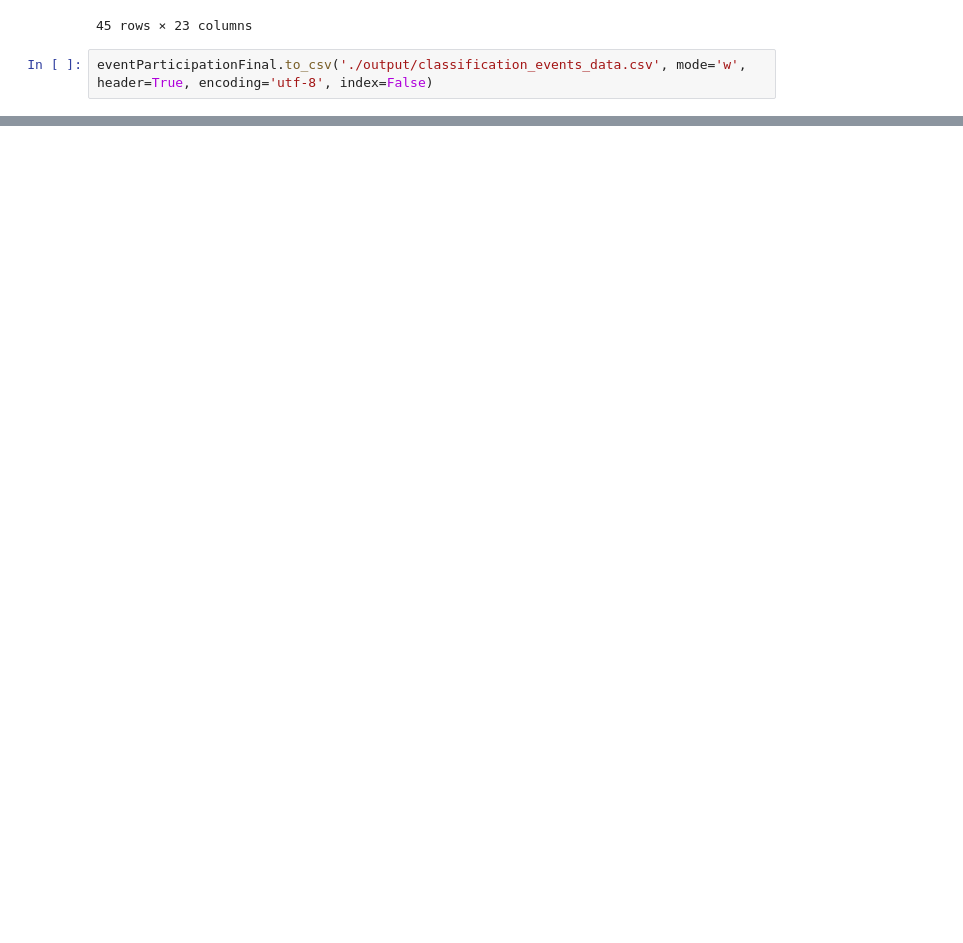
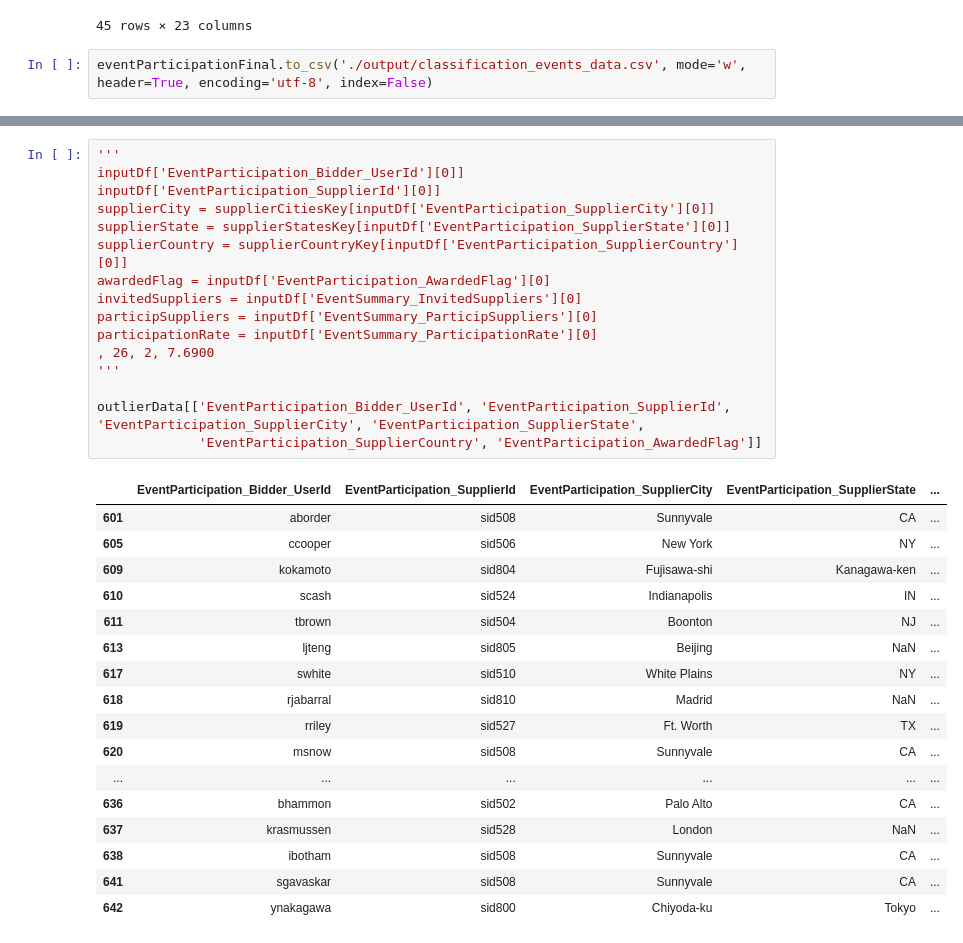
Before and after one commit to sprasadban-blr/Sourcing_Fraud_Detection, a Jupyter notebook: ClassificationDataPreparation.ipynb, the cells around one changed output, grey strips where cells are left out. Saved outputs shown, nothing was run; the diff lists cells and outputs as text; blank space fills up the shorter version.

```diff
--- a/ClassificationDataPreparation.ipynb
+++ b/ClassificationDataPreparation.ipynb
@@ -173,0 +240,34 @@ eventParticipationFinal.to_csv('./output/classification_events_data.csv', mode='
+# %%
+'''
+inputDf['EventParticipation_Bidder_UserId'][0]]
+inputDf['EventParticipation_SupplierId'][0]]
+supplierCity = supplierCitiesKey[inputDf['EventParticipation_SupplierCity'][0]]
+supplierState = supplierStatesKey[inputDf['EventParticipation_SupplierState'][0]]
+supplierCountry = supplierCountryKey[inputDf['EventParticipation_SupplierCountry'][0]]
+awardedFlag = inputDf['EventParticipation_AwardedFlag'][0]
+invitedSuppliers = inputDf['EventSummary_InvitedSuppliers'][0]
+participSuppliers = inputDf['EventSummary_ParticipSuppliers'][0]
+participationRate = inputDf['EventSummary_ParticipationRate'][0]
+, 26, 2, 7.6900
+'''
+
+outlierData[['EventParticipation_Bidder_UserId', 'EventParticipation_SupplierId', 'EventParticipation_SupplierCity', 'EventParticipation_SupplierState',
+             'EventParticipation_SupplierCountry', 'EventParticipation_AwardedFlag']]
+# %% [output]
+|  | EventParticipation_Bidder_UserId | EventParticipation_SupplierId | EventParticipation_SupplierCity | EventParticipation_SupplierState | ... |
+| 601 | aborder | sid508 | Sunnyvale | CA | ... |
+| 605 | ccooper | sid506 | New York | NY | ... |
+| 609 | kokamoto | sid804 | Fujisawa-shi | Kanagawa-ken | ... |
+| 610 | scash | sid524 | Indianapolis | IN | ... |
+| 611 | tbrown | sid504 | Boonton | NJ | ... |
+| 613 | ljteng | sid805 | Beijing | NaN | ... |
+| 617 | swhite | sid510 | White Plains | NY | ... |
+| 618 | rjabarral | sid810 | Madrid | NaN | ... |
+| 619 | rriley | sid527 | Ft. Worth | TX | ... |
+| 620 | msnow | sid508 | Sunnyvale | CA | ... |
+| ... | ... | ... | ... | ... | ... |
+| 636 | bhammon | sid502 | Palo Alto | CA | ... |
+| 637 | krasmussen | sid528 | London | NaN | ... |
+| 638 | ibotham | sid508 | Sunnyvale | CA | ... |
+| 641 | sgavaskar | sid508 | Sunnyvale | CA | ... |
+| 642 | ynakagawa | sid800 | Chiyoda-ku | Tokyo | ... |
```
Also changed, not shown: parts of 7 cells of this notebook, 3 other files.
